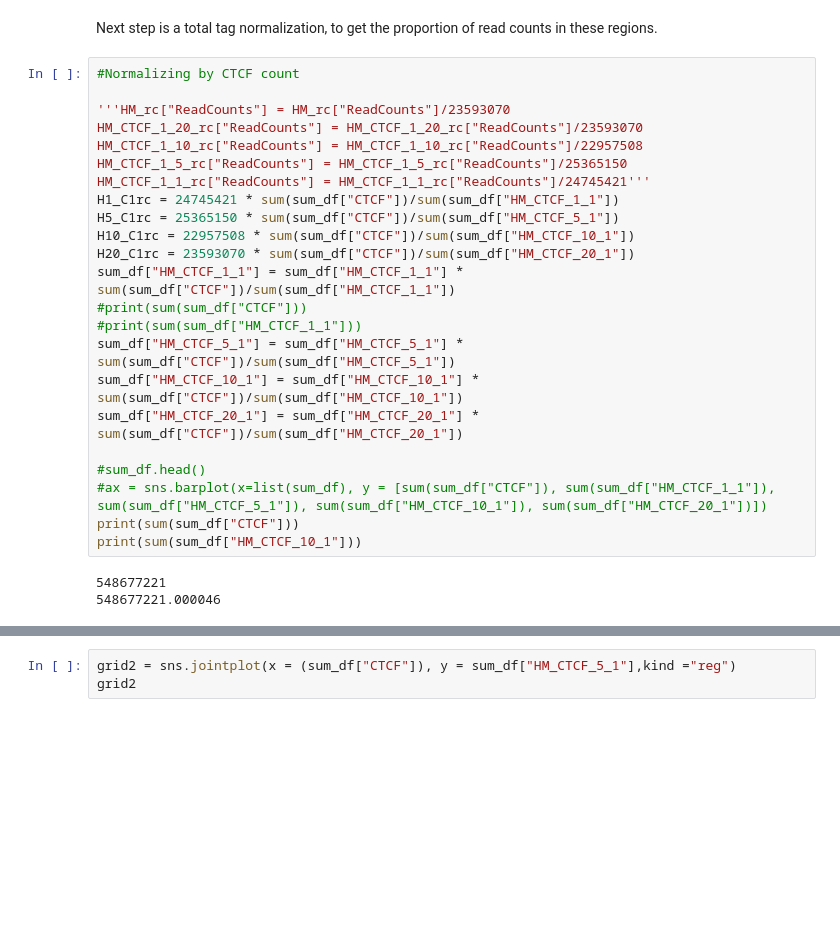
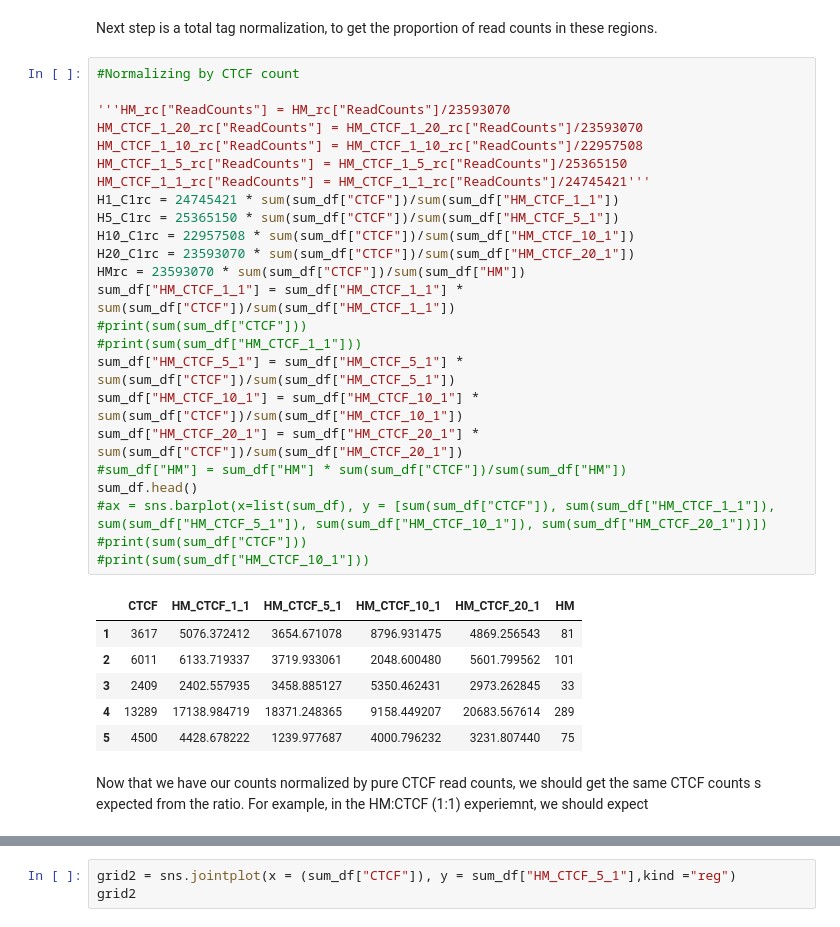
Before and after one commit to sidwekhande/spike-in, a Jupyter notebook: Data_Analysis_of_a_ChIP_seq_spike_in_reference.ipynb, the cells around one changed output, grey strips where cells are left out. Drawn from its saved outputs; the diff is of its cells as text; blank space fills up the shorter version.

```diff
--- a/Data_Analysis_of_a_ChIP_seq_spike_in_reference.ipynb
+++ b/Data_Analysis_of_a_ChIP_seq_spike_in_reference.ipynb
@@ -149,27 +146,34 @@ Next step is a total tag normalization, to get the proportion of read counts in
 # %%
 #Normalizing by CTCF count
 
 '''HM_rc["ReadCounts"] = HM_rc["ReadCounts"]/23593070
 HM_CTCF_1_20_rc["ReadCounts"] = HM_CTCF_1_20_rc["ReadCounts"]/23593070
 HM_CTCF_1_10_rc["ReadCounts"] = HM_CTCF_1_10_rc["ReadCounts"]/22957508
 HM_CTCF_1_5_rc["ReadCounts"] = HM_CTCF_1_5_rc["ReadCounts"]/25365150
 HM_CTCF_1_1_rc["ReadCounts"] = HM_CTCF_1_1_rc["ReadCounts"]/24745421'''
 H1_C1rc = 24745421 * sum(sum_df["CTCF"])/sum(sum_df["HM_CTCF_1_1"])
 H5_C1rc = 25365150 * sum(sum_df["CTCF"])/sum(sum_df["HM_CTCF_5_1"])
 H10_C1rc = 22957508 * sum(sum_df["CTCF"])/sum(sum_df["HM_CTCF_10_1"])
 H20_C1rc = 23593070 * sum(sum_df["CTCF"])/sum(sum_df["HM_CTCF_20_1"])
+HMrc = 23593070 * sum(sum_df["CTCF"])/sum(sum_df["HM"])
 sum_df["HM_CTCF_1_1"] = sum_df["HM_CTCF_1_1"] * sum(sum_df["CTCF"])/sum(sum_df["HM_CTCF_1_1"])
 #print(sum(sum_df["CTCF"]))
 #print(sum(sum_df["HM_CTCF_1_1"]))
 sum_df["HM_CTCF_5_1"] = sum_df["HM_CTCF_5_1"] * sum(sum_df["CTCF"])/sum(sum_df["HM_CTCF_5_1"])
 sum_df["HM_CTCF_10_1"] = sum_df["HM_CTCF_10_1"] * sum(sum_df["CTCF"])/sum(sum_df["HM_CTCF_10_1"])
 sum_df["HM_CTCF_20_1"] = sum_df["HM_CTCF_20_1"] * sum(sum_df["CTCF"])/sum(sum_df["HM_CTCF_20_1"])
-
-#sum_df.head()
+#sum_df["HM"] = sum_df["HM"] * sum(sum_df["CTCF"])/sum(sum_df["HM"])
+sum_df.head()
 #ax = sns.barplot(x=list(sum_df), y = [sum(sum_df["CTCF"]), sum(sum_df["HM_CTCF_1_1"]), sum(sum_df["HM_CTCF_5_1"]), sum(sum_df["HM_CTCF_10_1"]), sum(sum_df["HM_CTCF_20_1"])])
-print(sum(sum_df["CTCF"]))
-print(sum(sum_df["HM_CTCF_10_1"]))
+#print(sum(sum_df["CTCF"]))
+#print(sum(sum_df["HM_CTCF_10_1"]))
 # %% [output]
-548677221
-548677221.000046
+|  | CTCF | HM_CTCF_1_1 | HM_CTCF_5_1 | HM_CTCF_10_1 | HM_CTCF_20_1 | HM |
+| 1 | 3617 | 5076.372412 | 3654.671078 | 8796.931475 | 4869.256543 | 81 |
+| 2 | 6011 | 6133.719337 | 3719.933061 | 2048.600480 | 5601.799562 | 101 |
+| 3 | 2409 | 2402.557935 | 3458.885127 | 5350.462431 | 2973.262845 | 33 |
+| 4 | 13289 | 17138.984719 | 18371.248365 | 9158.449207 | 20683.567614 | 289 |
+| 5 | 4500 | 4428.678222 | 1239.977687 | 4000.796232 | 3231.807440 | 75 |
+# %% [markdown]
+Now that we have our counts normalized by pure CTCF read counts, we should get the same CTCF counts s expected from the ratio. For example, in the HM:CTCF (1:1) experiemnt, we should expect
 # %%
```
Also changed, not shown: parts of 11 cells of this notebook.
